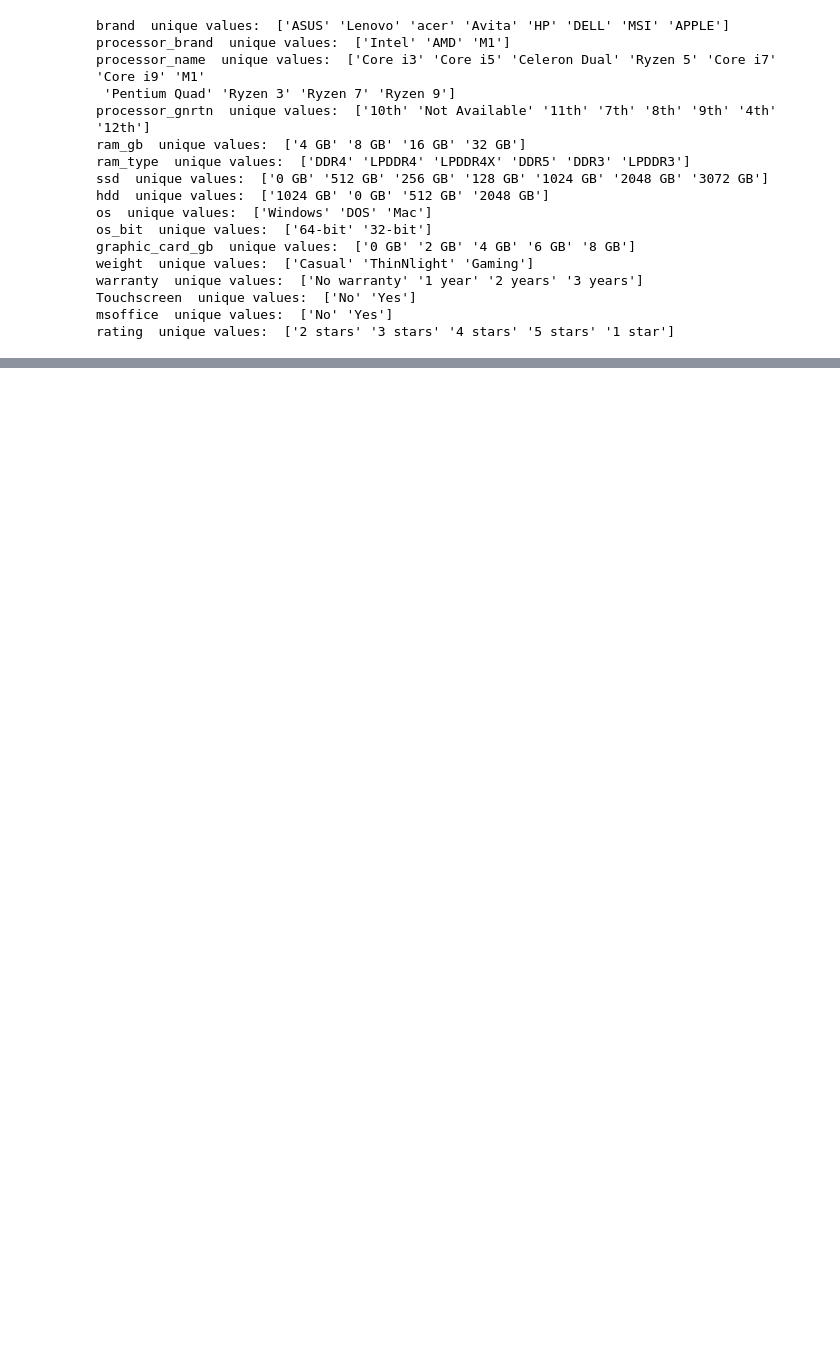
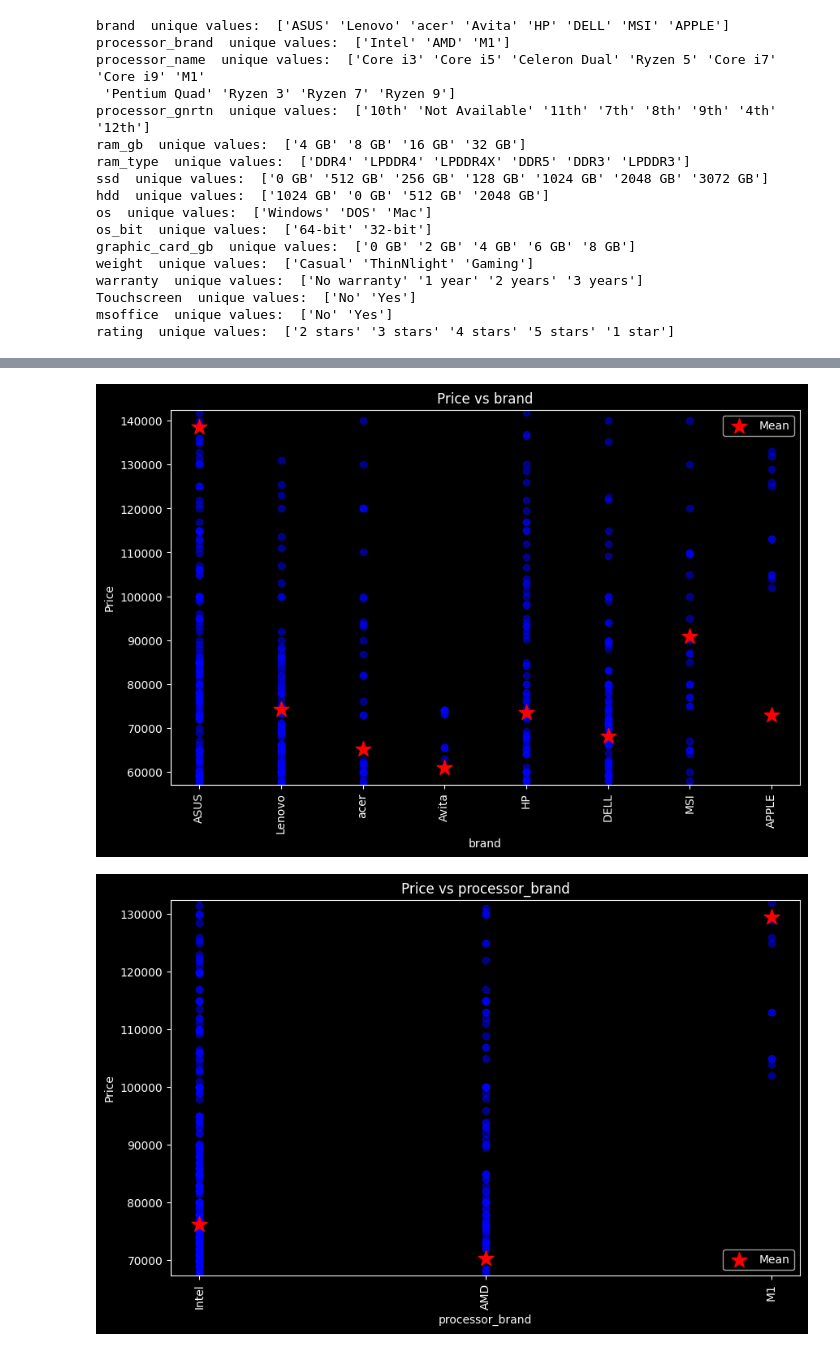
Before and after one commit to koutsompinask/MSC, a Jupyter notebook: semester B/Python/assignment/regression.ipynb, the cells around one changed output, grey strips where cells are left out. Saved outputs shown, nothing was run; the diff lists cells and outputs as text; code cells hidden in the pictures; blank space fills up the shorter version.

```diff
--- a/semester B/Python/assignment/regression.ipynb
+++ b/semester B/Python/assignment/regression.ipynb
@@ -208 +203,3 @@ Index(['brand', 'ram_gb', 'ram_type', 'ssd', 'hdd', 'os', 'os_bit',
+# %%
+df_for_plot = pd.concat([df, cat_mappings], axis=1)
 # %%
@@ -241,0 +233,19 @@ for col in df.columns:
+# %%
+for col in catColsToPlot:
+    #scatter plot for each feature against the price
+    plt.figure(figsize=(10, 6))
+    plt.scatter(df_for_plot[col+'_numeric'], df_for_plot['Price'], alpha=0.5, color='blue')
+    plt.xlabel(col)
+    plt.ylabel('Price')
+    plt.xticks(df_for_plot[col+'_numeric'].unique(), df_for_plot[col].unique(), rotation=90)
+    grouped_means = df_for_plot.groupby(col)['Price'].mean()
+    for x_val, mean_price in grouped_means.items():
+        #add mean also with different color
+        plt.scatter(x_val, mean_price, color='red', marker='*', s=200, label='Mean' if x_val == grouped_means.index[0] else "")
+    plt.legend()
+
+    plt.title('Price vs ' + col)
+    plt.show()
+# %% [output]
+[figure, added]
+[figure, added]
```
Also changed, not shown: parts of 32 cells of this notebook.
